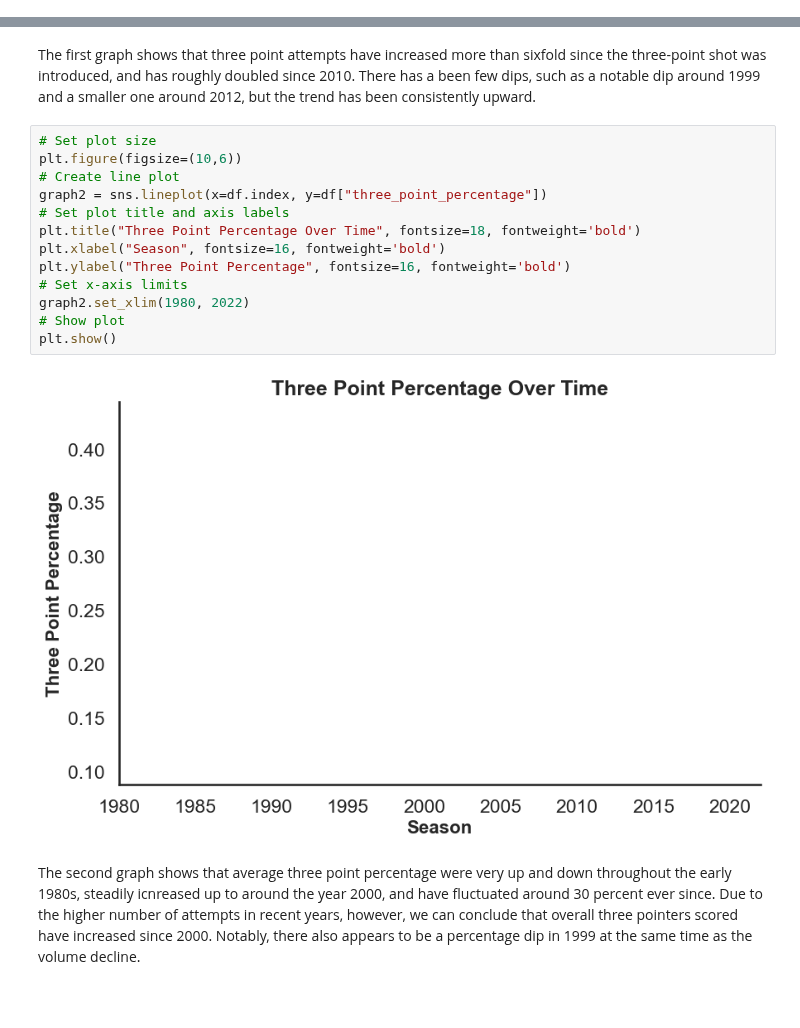
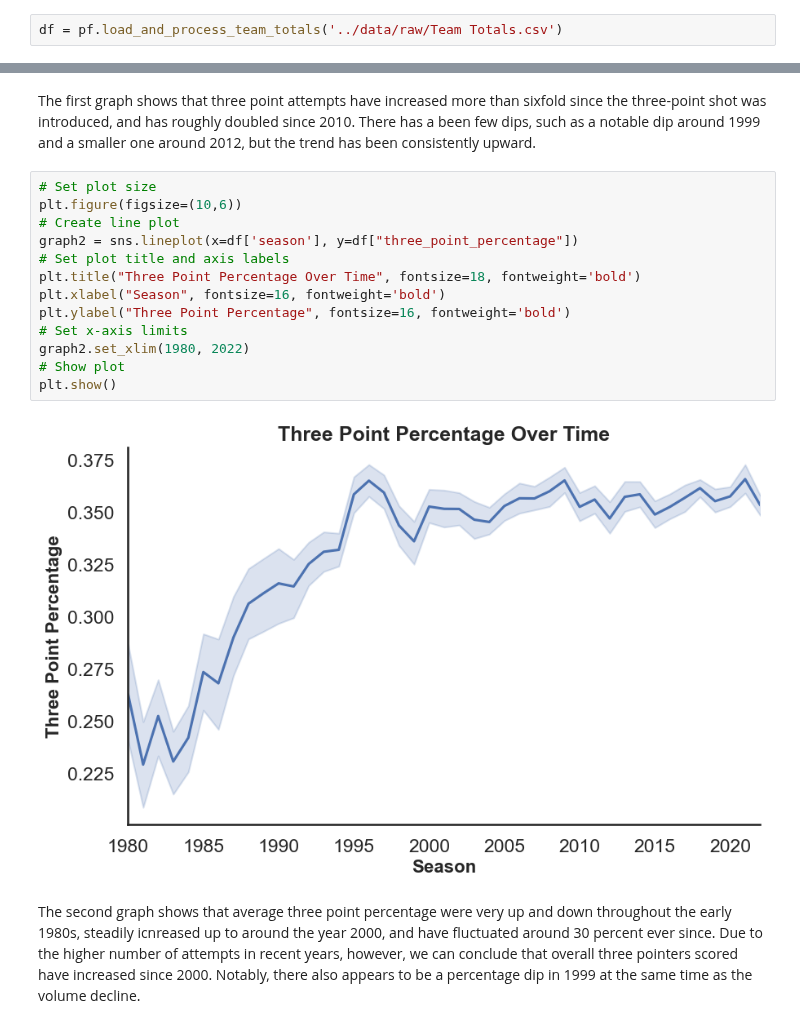
Before and after one commit to ubco-W2022T2-data301/project-group-group-23, a Jupyter notebook: analysis/analysis2.ipynb, the cells around one changed output, grey strips where cells are left out. Drawn from its saved outputs; the diff is of its cells as text; blank space fills up the shorter version.

```diff
--- a/analysis/analysis2.ipynb
+++ b/analysis/analysis2.ipynb
@@ -22,0 +21,2 @@ ImportError: cannot import name 'project_functions2' from 'code' (C:\Users\tateb
+# %%
+df = pf.load_and_process_team_totals('../data/raw/Team Totals.csv')
@@ -44,18 +60,18 @@ The first graph shows that three point attempts have increased more than sixfold
 # %%
 # Set plot size
 plt.figure(figsize=(10,6))
 # Create line plot
-graph2 = sns.lineplot(x=df.index, y=df["three_point_percentage"])
+graph2 = sns.lineplot(x=df['season'], y=df["three_point_percentage"])
 # Set plot title and axis labels
 plt.title("Three Point Percentage Over Time", fontsize=18, fontweight='bold')
 plt.xlabel("Season", fontsize=16, fontweight='bold')
 plt.ylabel("Three Point Percentage", fontsize=16, fontweight='bold')
 # Set x-axis limits
 graph2.set_xlim(1980, 2022)
 # Show plot
 plt.show()
 # %% [output]
-[figure, old version]
+[figure, new version]
 # %% [markdown]
 The second graph shows that average three point percentage were very up and down throughout the early 1980s, steadily icnreased up to around the year 2000, and have fluctuated around 30 percent ever since. Due to the higher number of attempts in recent years, however, we can conclude that overall three pointers scored have increased since 2000. Notably, there also appears to be a percentage dip in 1999 at the same time as the volume decline.
 # %%
```
Also changed, not shown: parts of 3 cells of this notebook, 1 other file.
